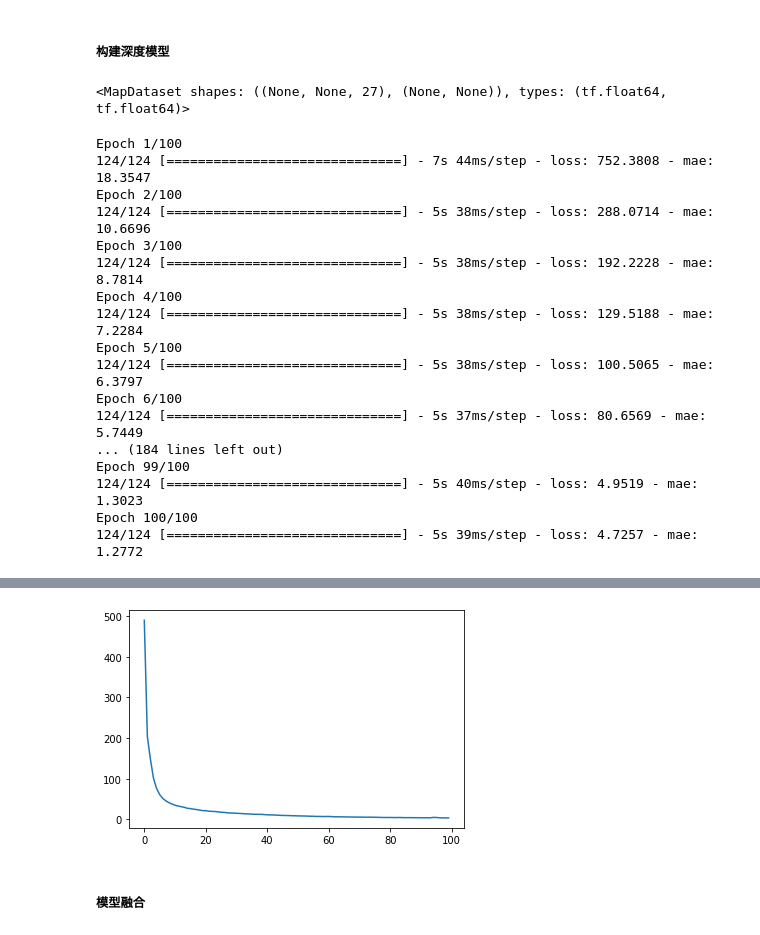
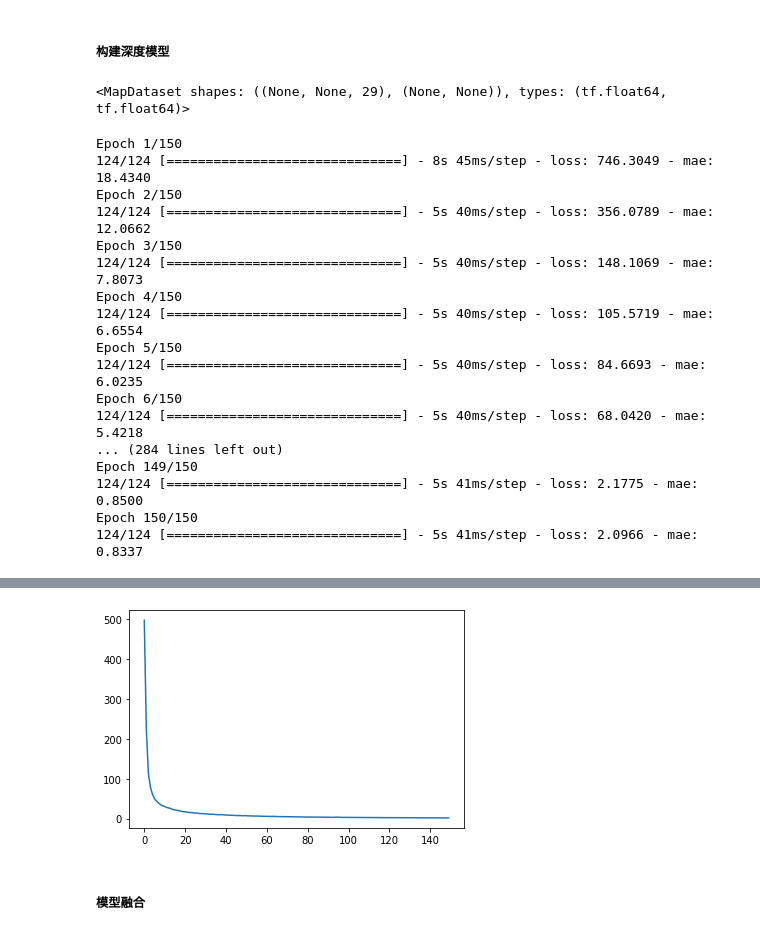
Before and after one commit to ZongXR/Smart-Building-Energy-Consumption-Prediction, a Jupyter notebook: notebooks/main-B.ipynb, the cells around one changed output, grey strips where cells are left out. Saved outputs shown, nothing was run; the diff lists cells and outputs as text; code cells hidden in the pictures.

Commit message:
B榜 score 0.68919
新增特征：是否为冬季、是否为夏季
修改total项LSTM模型超参数：epoch=100 -> 150
修改target：air, light, socket项的target改为占比

```diff
--- a/notebooks/main-B.ipynb
+++ b/notebooks/main-B.ipynb
@@ -283,6 +283,11 @@ data['day'] = list(map(lambda x: x.day, data.index.to_list()))
 data['month'] = list(map(lambda x: x.month, data.index.to_list()))
 data['year'] = list(map(lambda x: x.year, data.index.to_list()))
 data["temp"] = data["temp"].rolling("12H").mean()
+data["is_summer"] = data["month"].apply(lambda x: x in (6, 7, 8)).astype(int)
+data["is_winter"] = data["month"].apply(lambda x: x in (12, 1, 2)).astype(int)
+data["value_air"] = data["value_air"] / data["value_total"]
+data["value_socket"] = data["value_socket"] / data["value_total"]
+data["value_light"] = data["value_light"] / data["value_total"]
 # data = pd.concat([data.loc[: "2015-08-03 23:00:00"].dropna(), data.loc["2015-08-04 00:00:00" : "2015-08-10 23:00:00"]], axis=0)
 data
 # %% [output]
@@ -982,7 +987,7 @@ ds_total3 = timeseries_dataset_from_array(
 ds_total = ds_total1.concatenate(ds_total2).concatenate(ds_total3).map(split_xy)
 ds_total
 # %% [output]
-<MapDataset shapes: ((None, None, 27), (None, None)), types: (tf.float64, tf.float64)>
+<MapDataset shapes: ((None, None, 29), (None, None)), types: (tf.float64, tf.float64)>
 # %%
 model_total5 = Sequential([
     BatchNormalization(axis=-1, input_shape=(None, x_train_total.shape[1])),
@@ -1005,7 +1010,7 @@ except OSError as e:
     history: History = model_total5.fit(
         ds_total,
         batch_size=128,
-        epochs=100,
+        epochs=150,
         workers=12,
         use_multiprocessing=True,
         callbacks=[
@@ -1018,20 +1023,20 @@ except OSError as e:
     plt.plot(history.history["loss"])
     plt.show()
 # %% [output]
-Epoch 1/100
-124/124 [==============================] - 7s 44ms/step - loss: 752.3808 - mae: 18.3547
-Epoch 2/100
-124/124 [==============================] - 5s 38ms/step - loss: 288.0714 - mae: 10.6696
-Epoch 3/100
-124/124 [==============================] - 5s 38ms/step - loss: 192.2228 - mae: 8.7814
-Epoch 4/100
-124/124 [==============================] - 5s 38ms/step - loss: 129.5188 - mae: 7.2284
-Epoch 5/100
-124/124 [==============================] - 5s 38ms/step - loss: 100.5065 - mae: 6.3797
-Epoch 6/100
-124/124 [==============================] - 5s 37ms/step - loss: 80.6569 - mae: 5.7449
-... (184 lines left out)
-Epoch 99/100
-124/124 [==============================] - 5s 40ms/step - loss: 4.9519 - mae: 1.3023
-Epoch 100/100
-124/124 [==============================] - 5s 39ms/step - loss: 4.7257 - mae: 1.2772
+Epoch 1/150
+124/124 [==============================] - 8s 45ms/step - loss: 746.3049 - mae: 18.4340
+Epoch 2/150
+124/124 [==============================] - 5s 40ms/step - loss: 356.0789 - mae: 12.0662
+Epoch 3/150
+124/124 [==============================] - 5s 40ms/step - loss: 148.1069 - mae: 7.8073
+Epoch 4/150
+124/124 [==============================] - 5s 40ms/step - loss: 105.5719 - mae: 6.6554
+Epoch 5/150
+124/124 [==============================] - 5s 40ms/step - loss: 84.6693 - mae: 6.0235
+Epoch 6/150
+124/124 [==============================] - 5s 40ms/step - loss: 68.0420 - mae: 5.4218
+... (284 lines left out)
+Epoch 149/150
+124/124 [==============================] - 5s 41ms/step - loss: 2.1775 - mae: 0.8500
+Epoch 150/150
+124/124 [==============================] - 5s 41ms/step - loss: 2.0966 - mae: 0.8337
@@ -1039,4 +1044,4 @@ Epoch 100/100
-[figure, old version]
+[figure, new version]
 # %%
 total_pred5 = model_total5.predict(np.expand_dims(x_test_total.values, 0))[0, :, 0]
 # %% [markdown]
```
Also changed, not shown: parts of 22 cells of this notebook, 6 other files.
